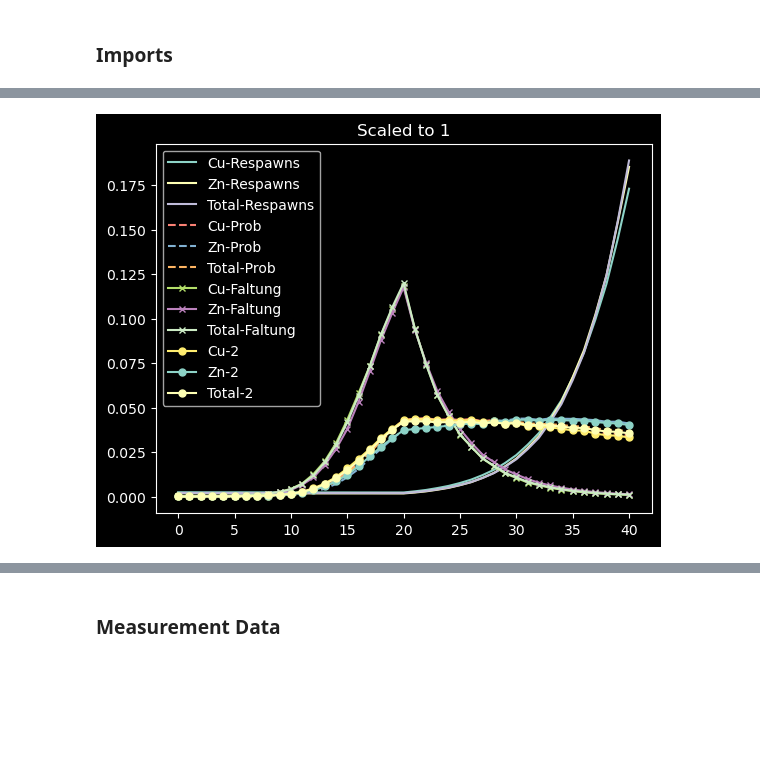
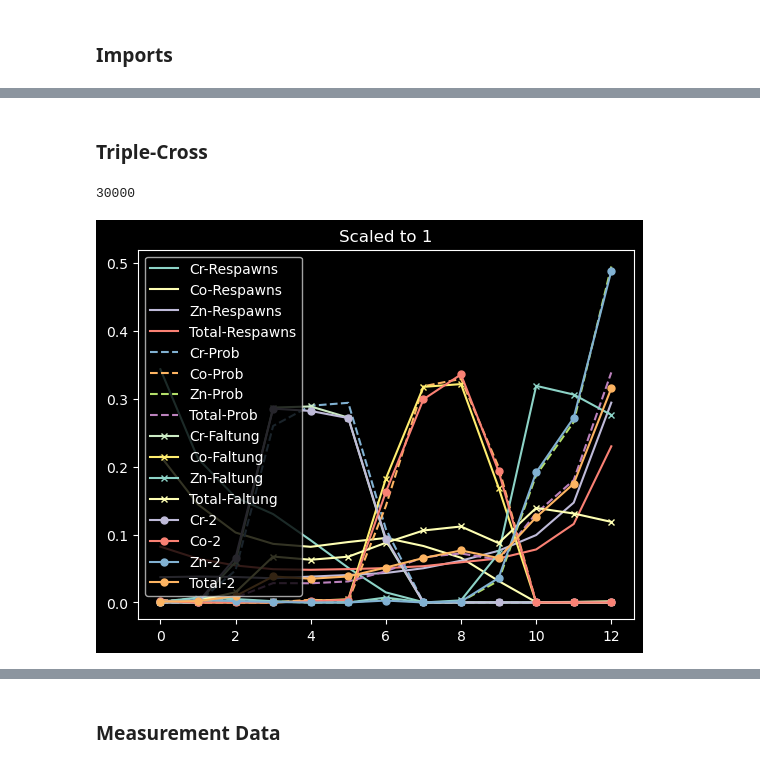
Before and after one commit to michaelIro/voxTrace, a Jupyter notebook: Jupyter-UI.ipynb, the cells around one changed output, grey strips where cells are left out. Drawn from its saved outputs; the diff is of its cells as text; code cells hidden in the pictures; blank space fills up the shorter version.

```diff
--- a/Jupyter-UI.ipynb
+++ b/Jupyter-UI.ipynb
@@ -161,0 +199,2 @@ for i in range(0, n_files):
+# %% [markdown]
+### Triple-Cross
@@ -161,0 +227,30 @@ for i in range(0, n_files):
+# %%
+n_files = len(files)
+
+energies = []
+respawns = []
+respawns_sum = []
+
+energies_2 = []
+probs_2 = []
+probs_2_sum = []
+
+for i in range(n_files):
+    energies.append(h5p.File(files[i], 'r')['my_data'][10] / 50677300.0)
+    respawns.append(h5p.File(files[i], 'r')['my_data'][20])
+    respawns_sum.append(h5p.File(files[i], 'r')['my_data'][20].sum())
+
+    energies_2.append(h5p.File(files_2[i], 'r')['my_data'][10] / 50677300.0)
+    probs_2.append(h5p.File(files_2[i], 'r')['my_data'][18])
+    probs_2_sum.append(h5p.File(files_2[i], 'r')['my_data'][18].sum())
+
+energies_respawns = []
+energies_probs = []
+
+for i in range(n_files):
+    energies_respawns.append(np.array([energies[i], respawns[i]]).transpose())
+    energies_probs.append(np.array([energies_2[i], probs_2[i]]).transpose())
+# %%
+len(energies[0])
+# %% [output]
+30000
@@ -162,30 +348,30 @@ for i in range(0, n_files):
 # %%
-# plot ps_ratio
-# plt.plot(ps_ratio)
-
 # plot cu_respawn and zn_respawn and tot_respawn and tot_respawn_2 scaled to 1
-plt.plot(cu_respawn/np.sum(cu_respawn), label='Cu-Respawns')
+plt.plot(cr_respawn/np.sum(cr_respawn), label='Cr-Respawns')
+plt.plot(co_respawn/np.sum(co_respawn), label='Co-Respawns')
 plt.plot(zn_respawn/np.sum(zn_respawn), label='Zn-Respawns')
 plt.plot(tot_respawn/np.sum(tot_respawn), label='Total-Respawns')
 
 # plot cu_prob and zn_prob and tot_prob scaled to 1
-plt.plot(cu_prob/np.sum(cu_prob), label='Cu-Prob',linestyle='--')
+plt.plot(cr_prob/np.sum(cr_prob), label='Cr-Prob',linestyle='--')
+plt.plot(co_prob/np.sum(co_prob), label='Co-Prob',linestyle='--')
 plt.plot(zn_prob/np.sum(zn_prob), label='Zn-Prob',linestyle='--')
 plt.plot(tot_prob/np.sum(tot_prob), label='Total-Prob',linestyle='--')
 
 # plot cu_faltung and zn_faltung and tot_faltung scaled to 1
-plt.plot(cu_faltung/np.sum(cu_faltung), label='Cu-Faltung', marker='x', markersize=5)
+plt.plot(cr_faltung/np.sum(cr_faltung), label='Cr-Faltung', marker='x', markersize=5)
+plt.plot(co_faltung/np.sum(co_faltung), label='Co-Faltung', marker='x', markersize=5)
 plt.plot(zn_faltung/np.sum(zn_faltung), label='Zn-Faltung', marker='x', markersize=5)
 plt.plot(tot_faltung/np.sum(tot_faltung), label='Total-Faltung', marker='x', markersize=5)
 
 # plot cu_2 and zn_2 and tot_2 scaled to 1
-plt.plot(cu_2/np.sum(cu_2), label='Cu-2', marker='o', markersize=5)
+plt.plot(cr_2/np.sum(cr_2), label='Cr-2', marker='o', markersize=5)
+plt.plot(co_2/np.sum(co_2), label='Co-2', marker='o', markersize=5)
 plt.plot(zn_2/np.sum(zn_2), label='Zn-2', marker='o', markersize=5)
 plt.plot(tot_2/np.sum(tot_2), label='Total-2', marker='o', markersize=5)
-
 
 plt.legend()
 plt.title('Scaled to 1')
 plt.show()
 # %% [output]
-[figure, old version]
+[figure, new version]
```
Also changed, not shown: parts of 34 cells of this notebook, 6 other files.
